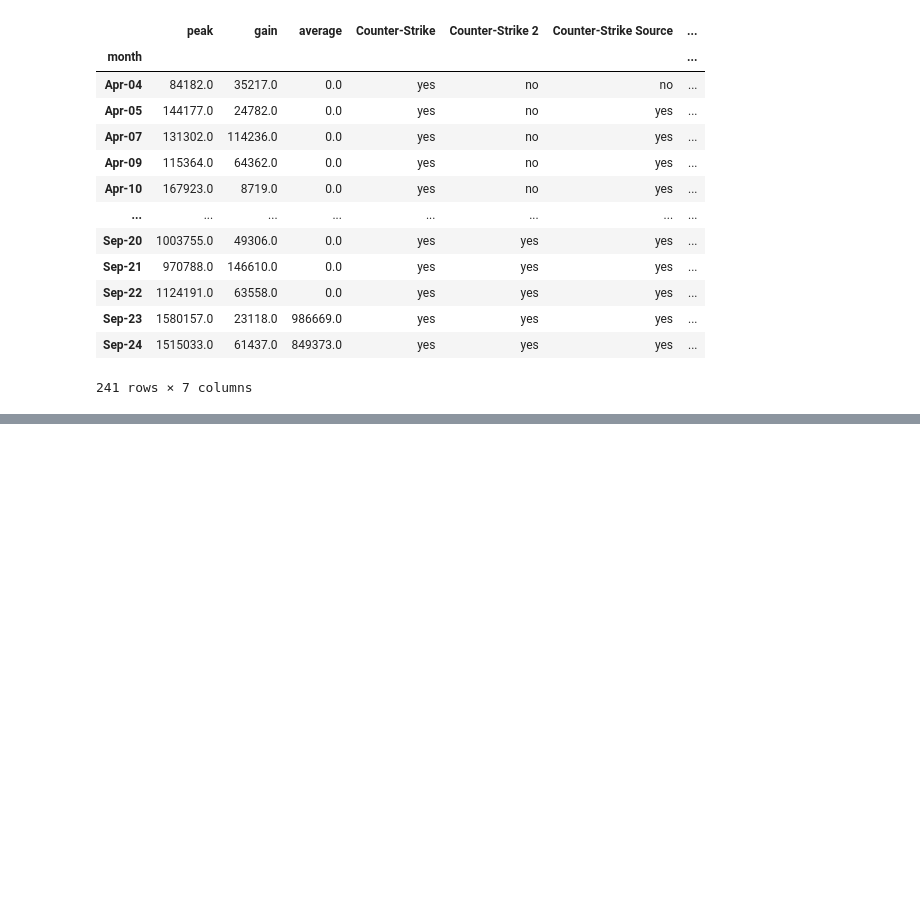
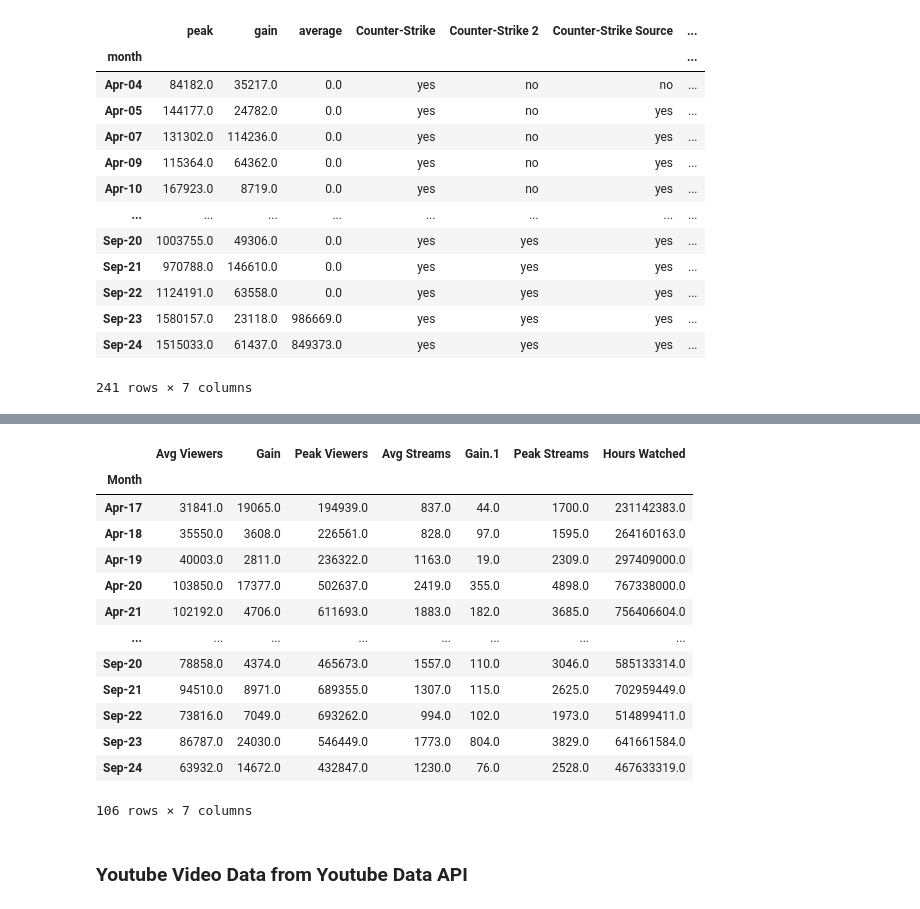
Before and after one commit to Axewuf/Beyond-The-Crosshair, a Jupyter notebook: notebooks/BeyondTheCrosshair.ipynb, the cells around one changed output, grey strips where cells are left out. Drawn from its saved outputs; the diff is of its cells as text; code cells hidden in the pictures; blank space fills up the shorter version.

```diff
--- a/notebooks/BeyondTheCrosshair.ipynb
+++ b/notebooks/BeyondTheCrosshair.ipynb
@@ -111,0 +260,4 @@ cs_merged_grouped.to_csv("../assets/cs_merged_clean.csv",encoding="utf-8")
+# %%
+numeric_fields = [x for x in twitch_fields if x != "Month"]
+twitch_data_merged[numeric_fields] = twitch_data_merged[numeric_fields].replace({",": "", "-": "0"}, regex=True).astype(float)
+twitch_data_merged.head()
@@ -111,0 +271,21 @@ cs_merged_grouped.to_csv("../assets/cs_merged_clean.csv",encoding="utf-8")
+# %%
+twitch_data_merged_grouped = twitch_data_merged.groupby(twitch_data_merged.columns[0]).sum()
+twitch_data_merged_grouped.to_csv("../assets/TwitchTracker_merged_cleaned.csv", encoding="utf-8")
+twitch_data_merged_grouped
+# %% [output]
+|  | Avg Viewers | Gain | Peak Viewers | Avg Streams | Gain.1 | Peak Streams | Hours Watched |
+| Month |  |  |  |  |  |  |  |
+| Apr-17 | 31841.0 | 19065.0 | 194939.0 | 837.0 | 44.0 | 1700.0 | 231142383.0 |
+| Apr-18 | 35550.0 | 3608.0 | 226561.0 | 828.0 | 97.0 | 1595.0 | 264160163.0 |
+| Apr-19 | 40003.0 | 2811.0 | 236322.0 | 1163.0 | 19.0 | 2309.0 | 297409000.0 |
+| Apr-20 | 103850.0 | 17377.0 | 502637.0 | 2419.0 | 355.0 | 4898.0 | 767338000.0 |
+| Apr-21 | 102192.0 | 4706.0 | 611693.0 | 1883.0 | 182.0 | 3685.0 | 756406604.0 |
+| ... | ... | ... | ... | ... | ... | ... | ... |
+| Sep-20 | 78858.0 | 4374.0 | 465673.0 | 1557.0 | 110.0 | 3046.0 | 585133314.0 |
+| Sep-21 | 94510.0 | 8971.0 | 689355.0 | 1307.0 | 115.0 | 2625.0 | 702959449.0 |
+| Sep-22 | 73816.0 | 7049.0 | 693262.0 | 994.0 | 102.0 | 1973.0 | 514899411.0 |
+| Sep-23 | 86787.0 | 24030.0 | 546449.0 | 1773.0 | 804.0 | 3829.0 | 641661584.0 |
+| Sep-24 | 63932.0 | 14672.0 | 432847.0 | 1230.0 | 76.0 | 2528.0 | 467633319.0 |
+106 rows × 7 columns
+# %% [markdown]
+### Youtube Video Data from Youtube Data API
```
Also changed, not shown: parts of 25 cells of this notebook, 8 other files.
